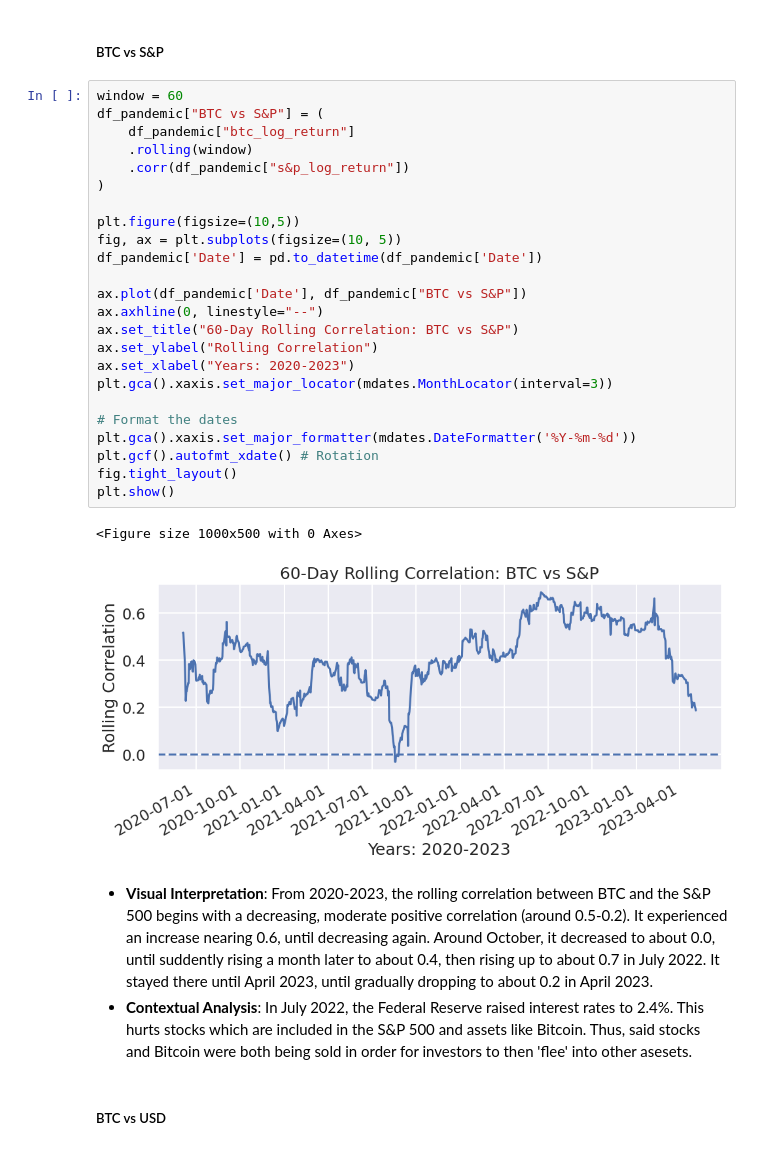
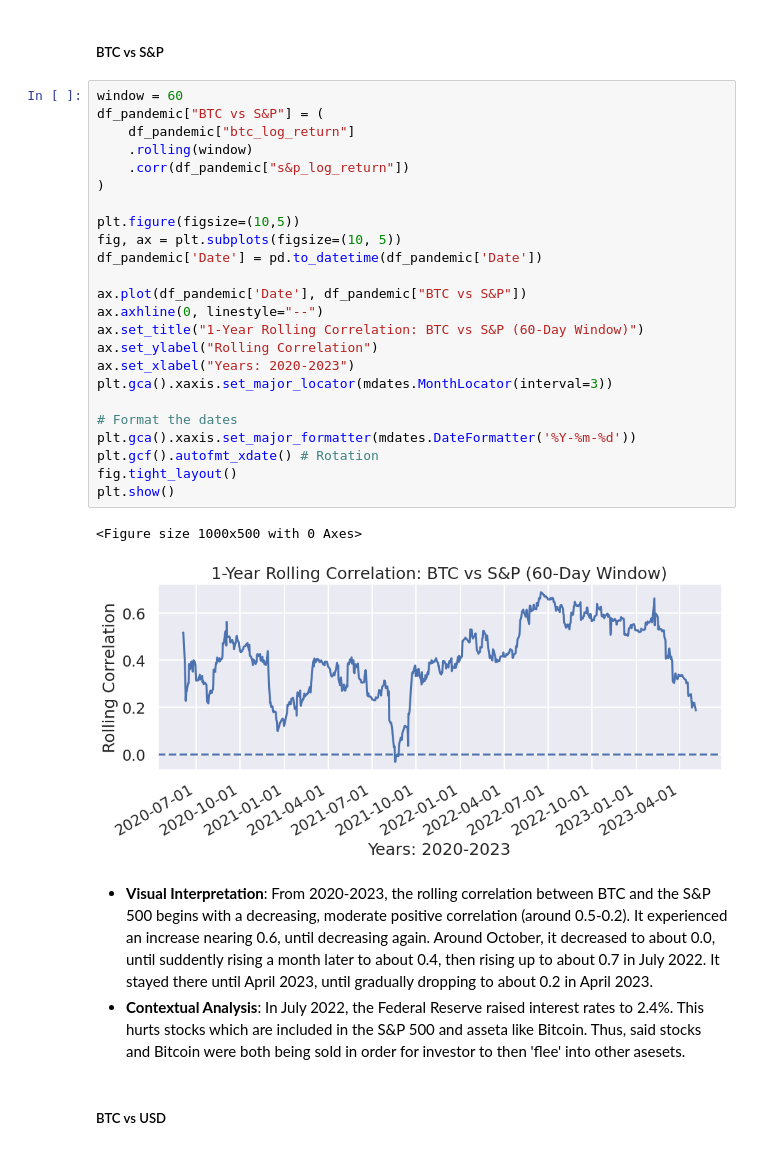
Before and after one commit to COGS108/Group110_WI26, a Jupyter notebook: 03-FinalProject.ipynb, the cells around one changed output. Saved outputs shown, nothing was run; the diff lists cells and outputs as text.

```diff
--- a/03-FinalProject.ipynb
+++ b/03-FinalProject.ipynb
@@ -1353,33 +1355,33 @@ plt.show()
 # %%
 window = 60
 df_pandemic["BTC vs S&P"] = (
     df_pandemic["btc_log_return"]
     .rolling(window)
     .corr(df_pandemic["s&p_log_return"])
 )
 
 plt.figure(figsize=(10,5))
 fig, ax = plt.subplots(figsize=(10, 5))
 df_pandemic['Date'] = pd.to_datetime(df_pandemic['Date'])
 
 ax.plot(df_pandemic['Date'], df_pandemic["BTC vs S&P"])
 ax.axhline(0, linestyle="--")
-ax.set_title("60-Day Rolling Correlation: BTC vs S&P")
+ax.set_title("1-Year Rolling Correlation: BTC vs S&P (60-Day Window)")
 ax.set_ylabel("Rolling Correlation")
 ax.set_xlabel("Years: 2020-2023")
 plt.gca().xaxis.set_major_locator(mdates.MonthLocator(interval=3))
 
 # Format the dates
 plt.gca().xaxis.set_major_formatter(mdates.DateFormatter('%Y-%m-%d'))
 plt.gcf().autofmt_xdate() # Rotation
 fig.tight_layout()
 plt.show()
 # %% [output]
 <Figure size 1000x500 with 0 Axes>
-[figure, old version]
+[figure, new version]
 # %% [markdown]
 - **Visual Interpretation**: From 2020-2023, the rolling correlation between BTC and the S&P 500 begins with a decreasing, moderate positive correlation (around 0.5-0.2). It experienced an increase nearing 0.6, until decreasing again. Around October, it decreased to about 0.0, until suddently rising a month later to about 0.4, then rising up to about 0.7 in July 2022. It stayed there until April 2023, until gradually dropping to about 0.2 in April 2023.
-- **Contextual Analysis**: In July 2022, the Federal Reserve raised interest rates to 2.4%. This hurts stocks which are included in the S&P 500 and assets like Bitcoin. Thus, said stocks and Bitcoin were both being sold in order for investors to then 'flee' into other asesets.
+- **Contextual Analysis**: In July 2022, the Federal Reserve raised interest rates to 2.4%. This hurts stocks which are included in the S&P 500 and asseta like Bitcoin. Thus, said stocks and Bitcoin were both being sold in order for investor to then 'flee' into other asesets.
 # %% [markdown]
 ##### BTC vs USD
 # %%
```
Also changed, not shown: parts of 42 cells of this notebook.
